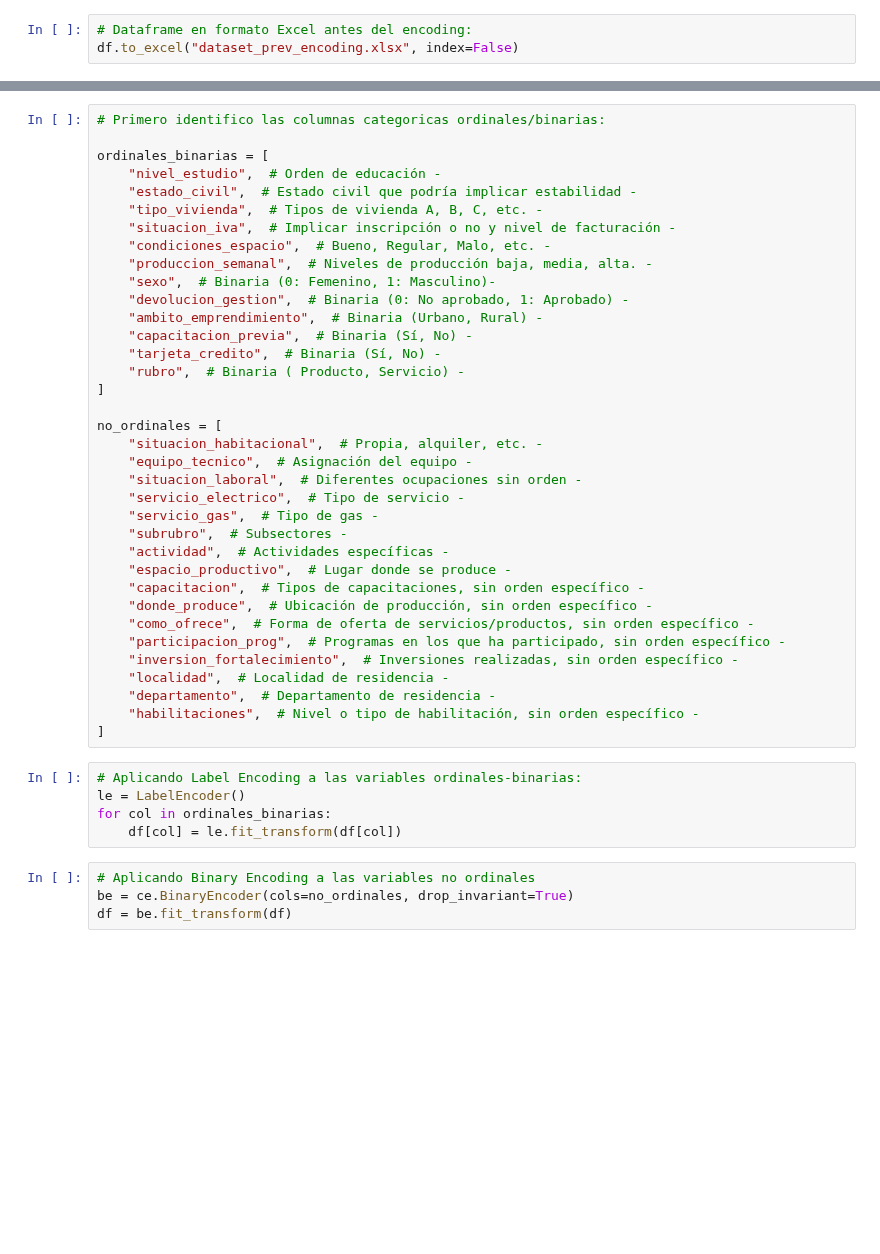
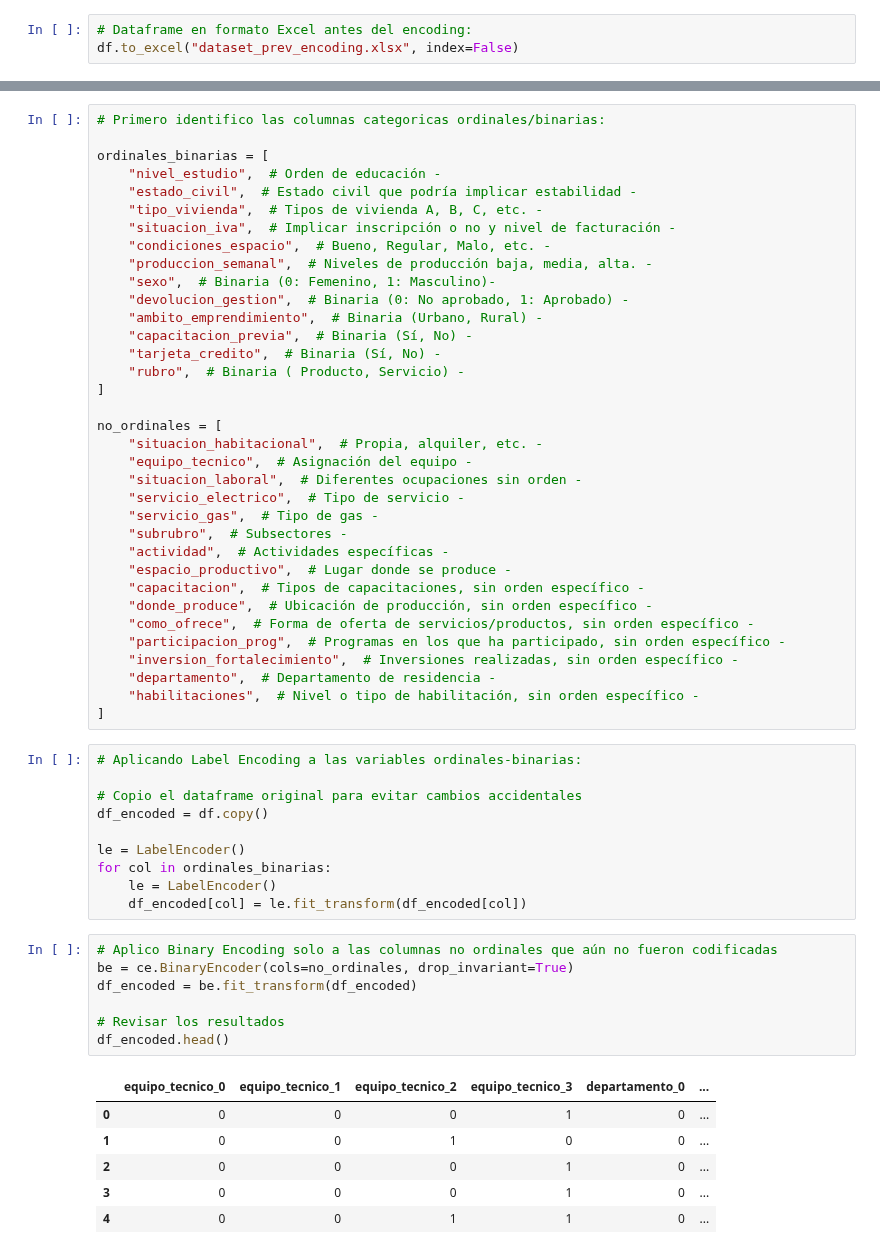
Before and after one commit to sosarodrigox/coderhouse_emprendedores_it, a Jupyter notebook: MachineLearning_SosaRodrigo.ipynb, the cells around one changed output, grey strips where cells are left out. Saved outputs shown, nothing was run; the diff lists cells and outputs as text; blank space fills up the shorter version.

Commit message:
corregido encoding

```diff
--- a/MachineLearning_SosaRodrigo.ipynb
+++ b/MachineLearning_SosaRodrigo.ipynb
@@ -675,16 +716,30 @@ no_ordinales = [
     "como_ofrece",  # Forma de oferta de servicios/productos, sin orden específico -
     "participacion_prog",  # Programas en los que ha participado, sin orden específico -
     "inversion_fortalecimiento",  # Inversiones realizadas, sin orden específico -
-    "localidad",  # Localidad de residencia -
     "departamento",  # Departamento de residencia -
     "habilitaciones",  # Nivel o tipo de habilitación, sin orden específico -
 ]
 # %%
 # Aplicando Label Encoding a las variables ordinales-binarias:
+
+# Copio el dataframe original para evitar cambios accidentales
+df_encoded = df.copy()
+
 le = LabelEncoder()
 for col in ordinales_binarias:
-    df[col] = le.fit_transform(df[col])
+    le = LabelEncoder()
+    df_encoded[col] = le.fit_transform(df_encoded[col])
 # %%
-# Aplicando Binary Encoding a las variables no ordinales
+# Aplico Binary Encoding solo a las columnas no ordinales que aún no fueron codificadas
 be = ce.BinaryEncoder(cols=no_ordinales, drop_invariant=True)
-df = be.fit_transform(df)
+df_encoded = be.fit_transform(df_encoded)
+
+# Revisar los resultados
+df_encoded.head()
+# %% [output]
+|  | equipo_tecnico_0 | equipo_tecnico_1 | equipo_tecnico_2 | equipo_tecnico_3 | departamento_0 | ... |
+| 0 | 0 | 0 | 0 | 1 | 0 | ... |
+| 1 | 0 | 0 | 1 | 0 | 0 | ... |
+| 2 | 0 | 0 | 0 | 1 | 0 | ... |
+| 3 | 0 | 0 | 0 | 1 | 0 | ... |
+| 4 | 0 | 0 | 1 | 1 | 0 | ... |
```
Also changed, not shown: parts of 13 cells of this notebook, 3 other files.
